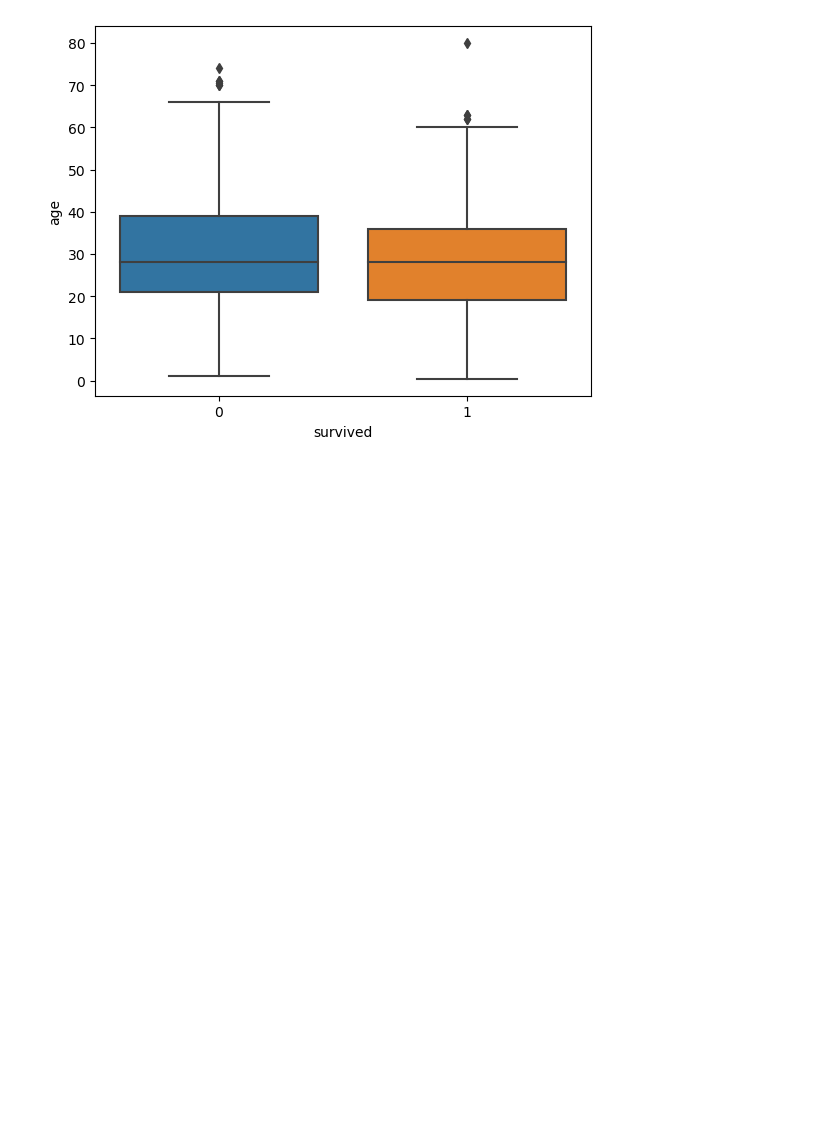
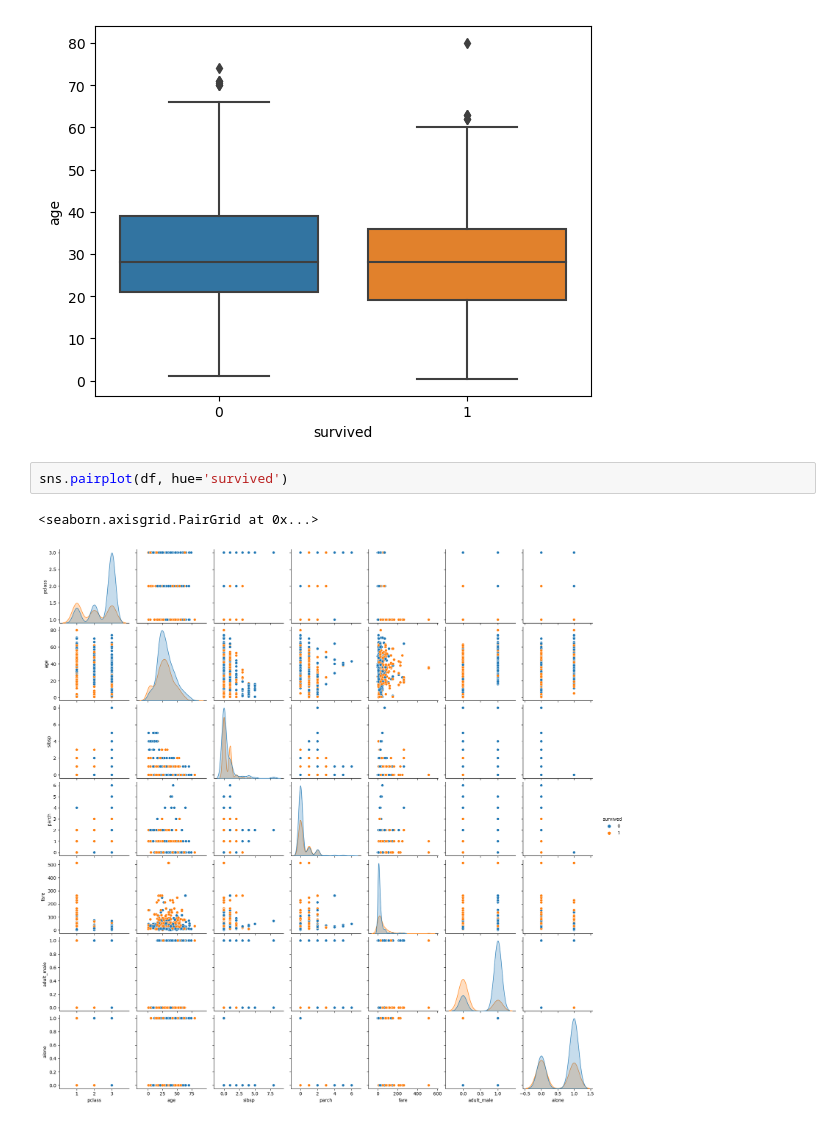
Before and after one commit to Afzalfaizi/python-ka-chilla, a Jupyter notebook: eda_part2.ipynb, the cells around one changed output. Drawn from its saved outputs; the diff is of its cells as text; blank space fills up the shorter version.

```diff
--- a/eda_part2.ipynb
+++ b/eda_part2.ipynb
@@ -184,3 +184,8 @@ sns.boxplot(data=df, y='age', x='survived')
 # %% [output]
 <Axes: xlabel='survived', ylabel='age'>
 [figure]
+# %%
+sns.pairplot(df, hue='survived')
+# %% [output]
+<seaborn.axisgrid.PairGrid at 0x...>
+[figure, added]
```
Also changed, not shown: parts of 2 cells of this notebook.
